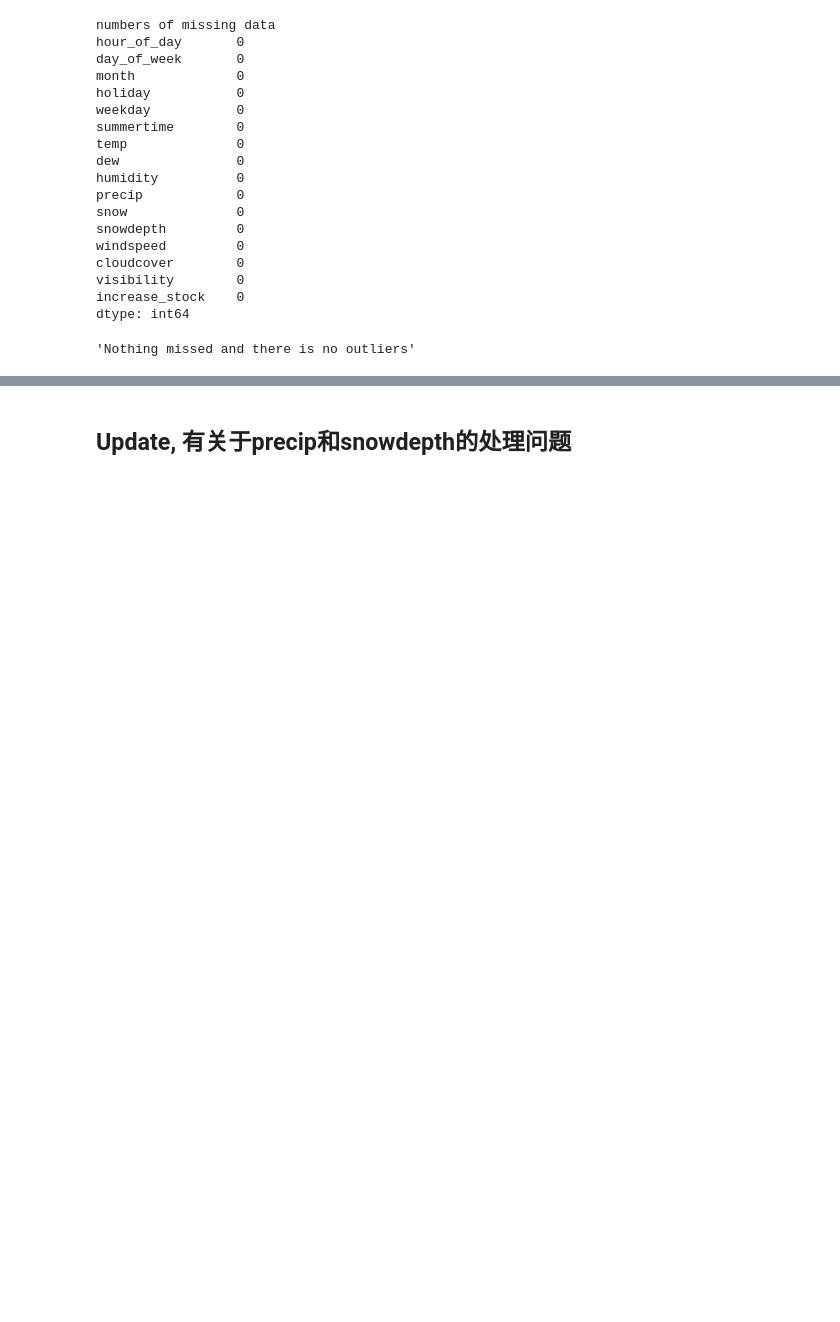
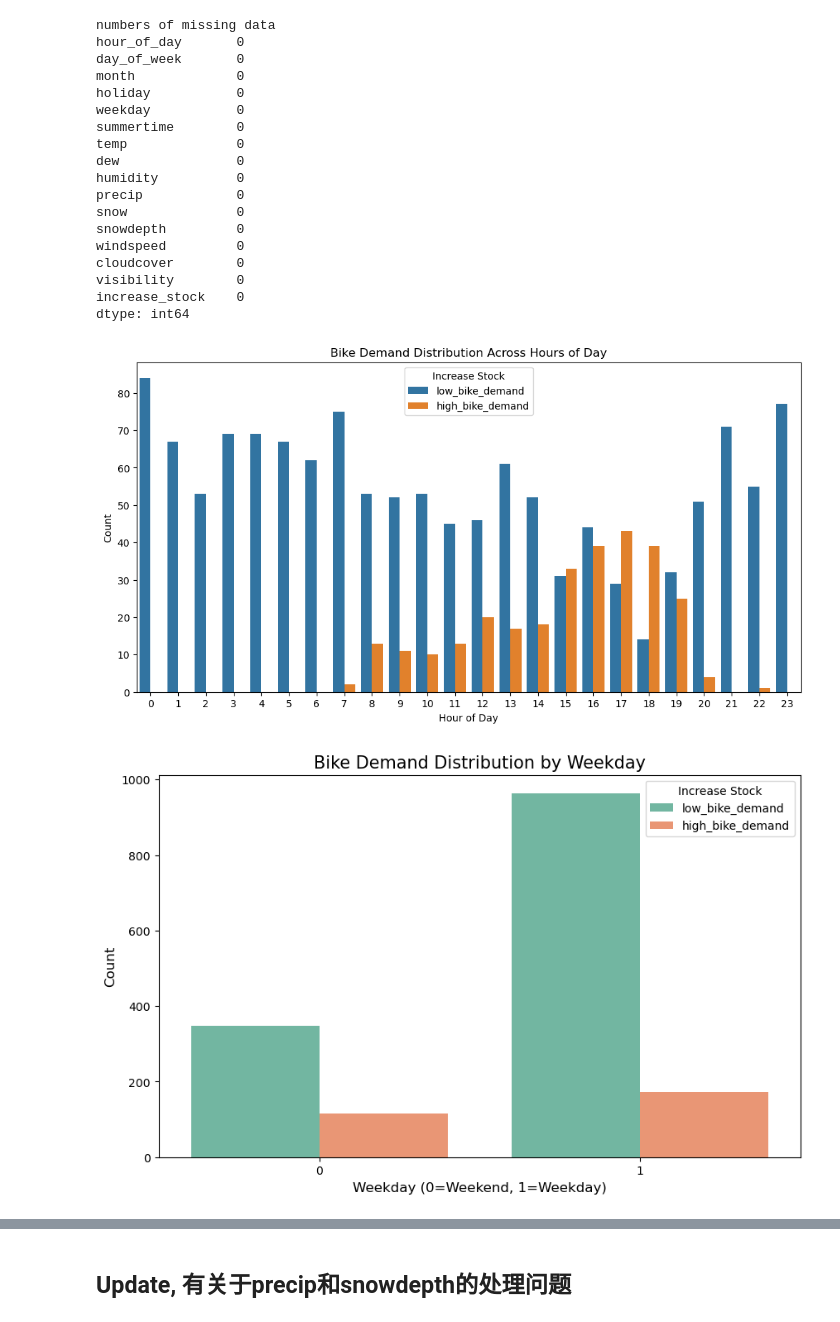
Before and after one commit to mihoyoMhb/SMLproject, a Jupyter notebook: Preprocess.ipynb, the cells around one changed output, grey strips where cells are left out. Saved outputs shown, nothing was run; the diff lists cells and outputs as text; code cells hidden in the pictures; blank space fills up the shorter version.

```diff
--- a/Preprocess.ipynb
+++ b/Preprocess.ipynb
@@ -1,29 +1,64 @@
 # %%
 import pandas as pd
 data = pd.read_csv('data/training_data_fall2024.csv')
 """Checking for missing values in data"""
 print(f"numbers of missing data  \n{data.isnull().sum()}")
 """Nothing missed and there is no outliers"""
+data
+# data['holiday'].value_counts()
+import pandas as pd
+import seaborn as sns
+import matplotlib.pyplot as plt
+
+# 假设 data 是您的 DataFrame，包含 'hour_of_day' 和 'increase_stock' 列
+# 如果您已经转换了 'hour_of_day'，请使用原始的 'hour_of_day'
+
+# 计算每个小时段内各类别的计数
+hourly_counts = data.groupby(['hour_of_day', 'increase_stock']).size().reset_index(name='count')
+
+# 绘制条形图
+plt.figure(figsize=(12, 6))
+sns.barplot(x='hour_of_day', y='count', hue='increase_stock', data=hourly_counts)
+plt.xlabel('Hour of Day')
+plt.ylabel('Count')
+plt.title('Bike Demand Distribution Across Hours of Day')
+plt.legend(title='Increase Stock')
+plt.show()
+
+plt.figure(figsize=(10, 6))
+sns.countplot(x='weekday', hue='increase_stock', data=data, palette='Set2')
+
+# 添加标签和标题
+plt.xlabel('Weekday (0=Weekend, 1=Weekday)', fontsize=12)
+plt.ylabel('Count', fontsize=12)
+plt.title('Bike Demand Distribution by Weekday', fontsize=15)
+
+# 添加图例
+plt.legend(title='Increase Stock')
+
+# 显示图形
+plt.show()
 # %% [output]
 numbers of missing data
 hour_of_day       0
 day_of_week       0
 month             0
 holiday           0
 weekday           0
 summertime        0
 temp              0
 dew               0
 humidity          0
 precip            0
 snow              0
 snowdepth         0
 windspeed         0
 cloudcover        0
 visibility        0
 increase_stock    0
 dtype: int64
-'Nothing missed and there is no outliers'
+[figure, added]
+[figure, added]
 # %%
 stats = data.drop(columns = ["increase_stock"]).describe()
 print(stats)
```
Also changed, not shown: parts of 11 cells of this notebook, 5 other files.
